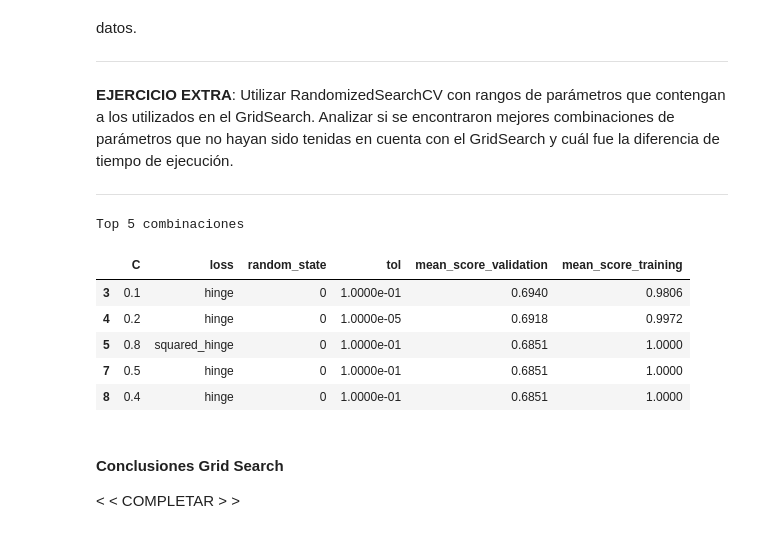
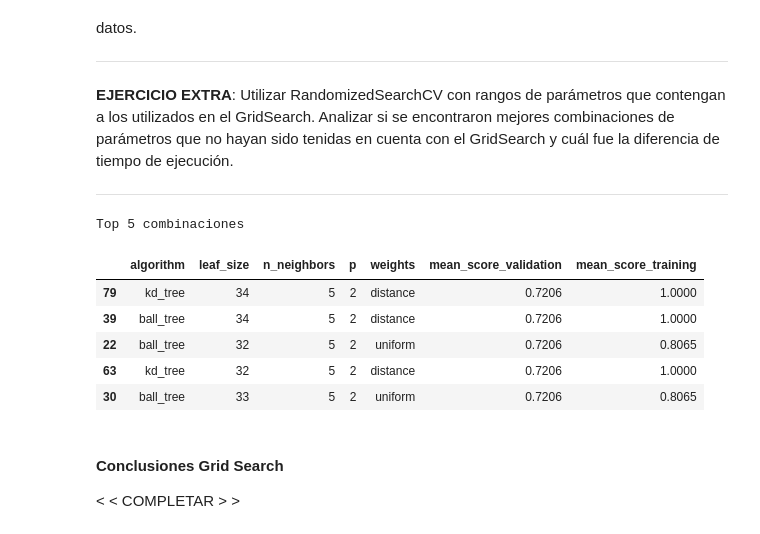
Before and after one commit to ilebrero/Aprendizaje-Automatico, a Jupyter notebook: TP1/TP1.ipynb, the cells around one changed output. Cells and saved outputs as stored; diff of their text form; code cells hidden in the pictures.

```diff
--- a/TP1/TP1.ipynb
+++ b/TP1/TP1.ipynb
@@ -389,6 +391,8 @@ En este punto evaluaremos tanto los hiperparámetros elegidos como las conclusio
 
 ----
 # %%
+import time
+
 from sklearn.neighbors import KNeighborsClassifier
 from sklearn.discriminant_analysis import LinearDiscriminantAnalysis
 from sklearn.tree import DecisionTreeClassifier
@@ -407,60 +411,103 @@ def top_resultados(grid, top=5):
     display(df.sort_values(by="mean_score_validation", ascending=False).head(top))
 
 def correr_y_mostrar(estimator, parameters, folds, top):
-    grid = GridSearchCV(svm, parameters, cv=folds)
+    grid = GridSearchCV(estimator, parameters, cv=folds, scoring='roc_auc')
+    time_before = time.time()
     grid.fit(X_dev_np, y_dev_np)
+    time_after = time.time()
     top_resultados(grid, 5)
+    return (time_after - time_before) * 1000.0
 
 def correr_randomized_y_mostrar(estimator, parameters, folds, top):
-    grid = RandomizedSearchCV(svm, parameters, cv=folds)
+    grid = RandomizedSearchCV(estimator, parameters, cv=folds, scoring='roc_auc')
+    time_before = time.time()
     grid.fit(X_dev_np, y_dev_np)
+    time_after = time.time()
     top_resultados(grid, 5)
+    return (time_after - time_before) * 1000.0
 
 ###########################################################################
 ################################### SVM ###################################
 ###########################################################################
 
-svm = LinearSVC(random_state=0, tol=1e-5, penalty='l2')
+#params = [
+#    {}
+#]
+
+#Dual state
+svm = LinearSVC(penalty='l1', dual=False)
 
 parameters = {
-    'C':[0.1, 0.2, 0.3, 0.4, 0.5, 0.6, 0.7, 0.8, 0.9],
-    'loss':['hinge', 'squared_hinge'],
-    'random_state':[0],
+    #'C':[0.1, 0.2, 0.3, 0.4, 0.5, 0.6, 0.7, 0.8, 0.9],
+    'C':[0.6, 0.7, 0.8, 0.9, 1, 2, 3, 4],
+    #'loss':['hinge', 'squared_hinge'],
+    'random_state':[0, 1, 2],
     'tol':[1e-5, 1e-1]
 }
 
-correr_y_mostrar(svm, parameters, 5, 5)
-correr_randomized_y_mostrar(svm, parameters, 5, 5)
+#timepoSVM = correr_y_mostrar(svm, parameters, 5, 5)
+#timepoSVM_random = correr_randomized_y_mostrar(svm, parameters, 5, 5)
 
 ###########################################################################
 ############################### Decision Tree #############################
 ###########################################################################
 
 
 
 ###########################################################################
 ################################### LDA ###################################
 ###########################################################################
 
 
 
 ###########################################################################
 ################################### KNN ###################################
 ###########################################################################
+estimator   = KNeighborsClassifier()
+parameters1 = {
+    'n_neighbors' : list(range(1, 3)),
+    'weights'     : ['uniform', 'distance'],
+    'algorithm'   : ['ball_tree', 'kd_tree', 'brute', 'auto'],
+    'leaf_size'   : list(range(30,31)),
+    'p'           : [1, 2, 3, 4]
+}
 
+parameters = {
+    'n_neighbors' : list(range(4, 6)),
+    'weights'     : ['uniform', 'distance'],
+    'algorithm'   : ['ball_tree', 'kd_tree'],
+    'leaf_size'   : list(range(30,35)),
+    'p'           : [1, 2]
+}
+
+tiempoKNN = correr_y_mostrar(estimator, parameters, 5, 5)
+#tiempoKNN_random = correr_randomized_y_mostrar(estimator, parameters, 5, 5)
 
 
 ###########################################################################
 ############################### Naive Bayes ###############################
 ###########################################################################
+
+
+
+
+#####################################################################
+######################### Comparacion de Tiempos ####################
+#####################################################################
+
+tiempoKNN
+tiempoSVN
+tiempoLDA
+tiempoDecisionTree
+tiempoBayes
 # %% [output]
 Top 5 combinaciones
-|  | C | loss | random_state | tol | mean_score_validation | mean_score_training |
-| 3 | 0.1 | hinge | 0 | 1.0000e-01 | 0.6940 | 0.9806 |
-| 4 | 0.2 | hinge | 0 | 1.0000e-05 | 0.6918 | 0.9972 |
-| 5 | 0.8 | squared_hinge | 0 | 1.0000e-01 | 0.6851 | 1.0000 |
-| 7 | 0.5 | hinge | 0 | 1.0000e-01 | 0.6851 | 1.0000 |
-| 8 | 0.4 | hinge | 0 | 1.0000e-01 | 0.6851 | 1.0000 |
+|  | algorithm | leaf_size | n_neighbors | p | weights | mean_score_validation | mean_score_training |
+| 79 | kd_tree | 34 | 5 | 2 | distance | 0.7206 | 1.0000 |
+| 39 | ball_tree | 34 | 5 | 2 | distance | 0.7206 | 1.0000 |
+| 22 | ball_tree | 32 | 5 | 2 | uniform | 0.7206 | 0.8065 |
+| 63 | kd_tree | 32 | 5 | 2 | distance | 0.7206 | 1.0000 |
+| 30 | ball_tree | 33 | 5 | 2 | uniform | 0.7206 | 0.8065 |
 # %% [markdown]
 #### Conclusiones Grid Search
 
```
Also changed, not shown: parts of 3 cells of this notebook.
